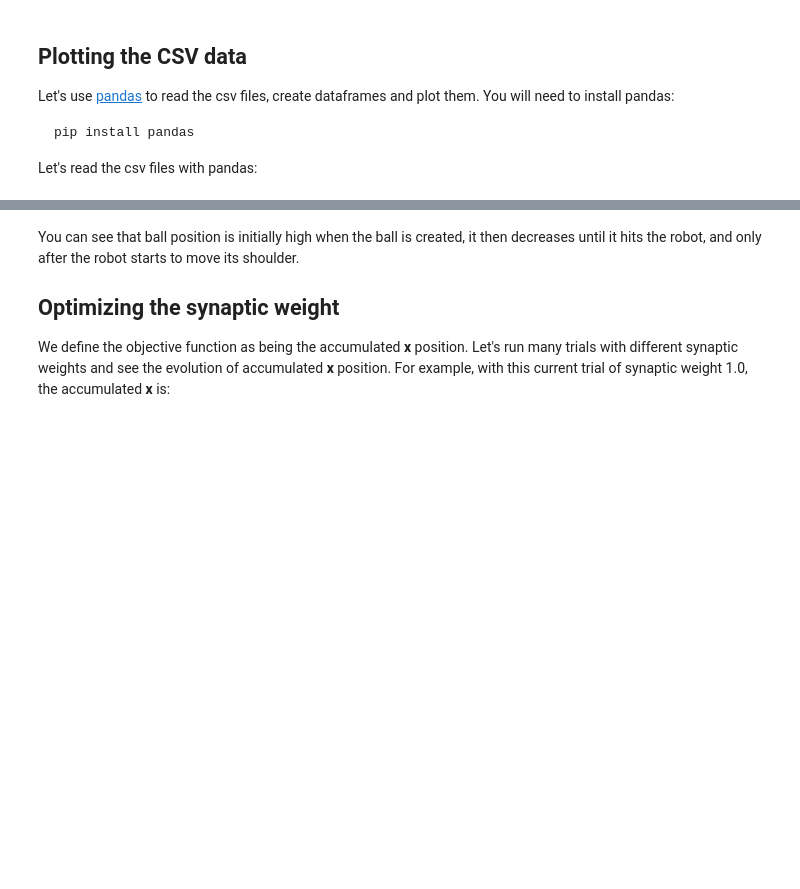
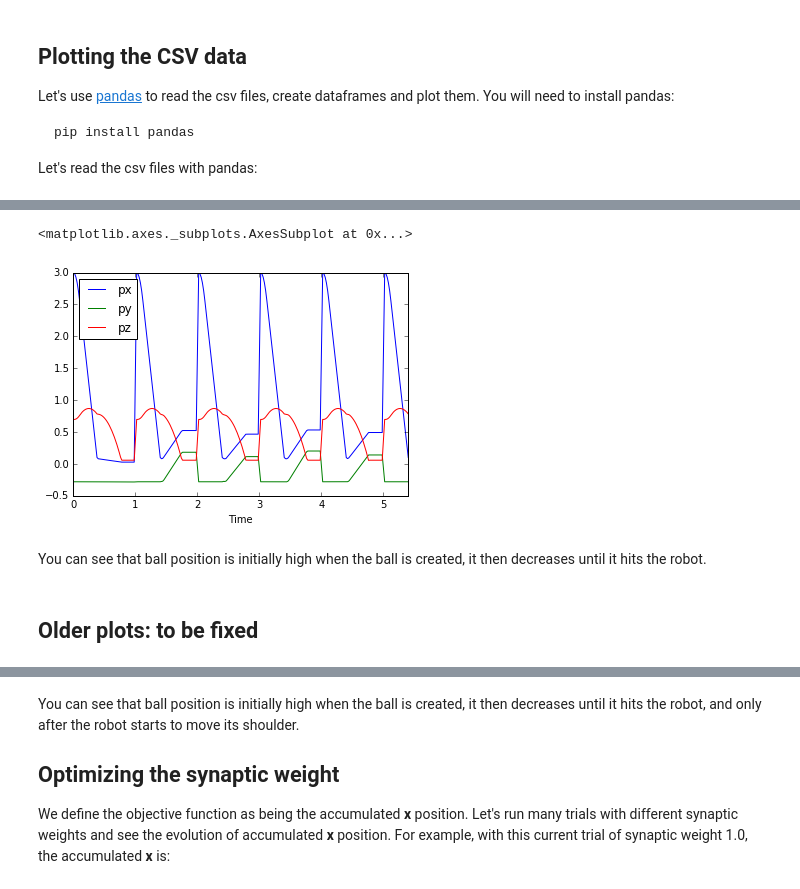
Before and after one commit to HBPNeurorobotics/Experiments, a Jupyter notebook: tutorial_baseball_solution/tutorial_baseball.ipynb, the cells around one changed output, grey strips where cells are left out. Saved outputs shown, nothing was run; the diff lists cells and outputs as text; code cells hidden in the pictures; blank space fills up the shorter version.

```diff
--- a/tutorial_baseball_solution/tutorial_baseball.ipynb
+++ b/tutorial_baseball_solution/tutorial_baseball.ipynb
@@ -289,3 +373,14 @@ ball_csv
+# %%
+%matplotlib inline
+ball_csv=ball_csv.set_index('Time')
+ball_csv.plot()
+# %% [output]
+<matplotlib.axes._subplots.AxesSubplot at 0x...>
+[figure, added]
+# %% [markdown]
+You can see that ball position is initially high when the ball is created, it then decreases until it hits the robot.
+# %% [markdown]
+## Older plots: to be fixed
 # %%
 def prepare_r_shoulder_yaw_csv(shoulder_csv):
     shoulder_csv = shoulder_csv[shoulder_csv['Name'] == 'r_shoulder_yaw'][['Time', 'Position']]
```
Also changed, not shown: parts of 17 cells of this notebook, 1 other file.
